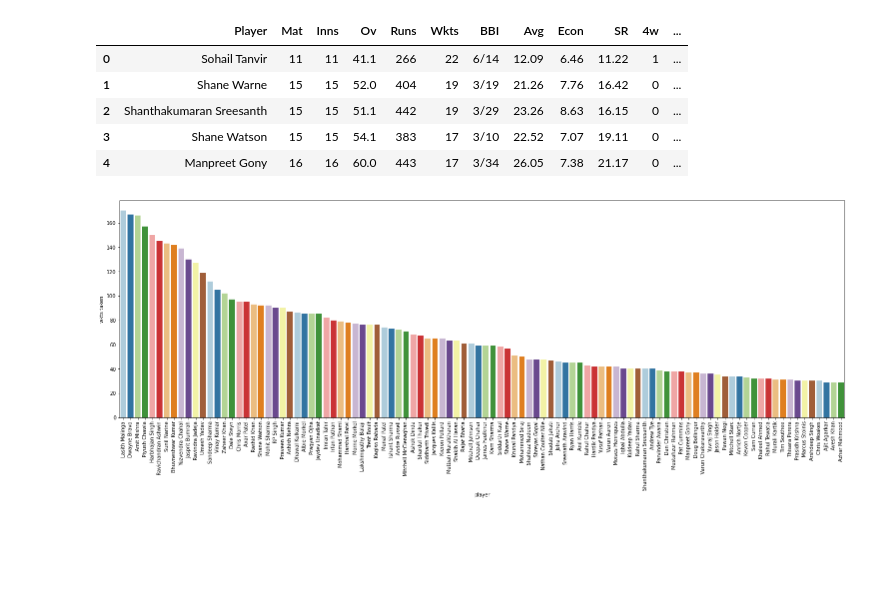
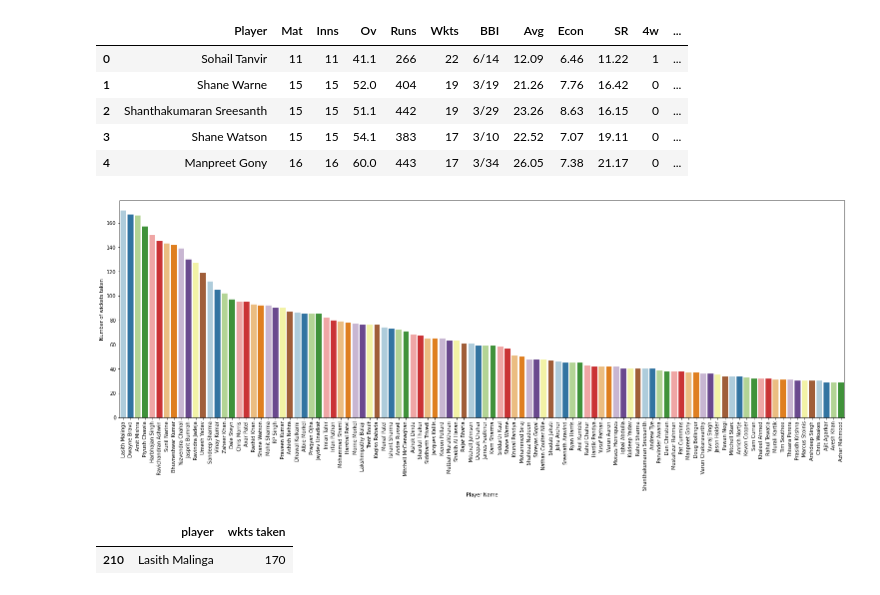
Before and after one commit to vpm10/ipl_analysis, a Jupyter notebook: Ipl_player_Performance_bowler.ipynb, the cells around one changed output. Drawn from its saved outputs; the diff is of its cells as text; code cells hidden in the pictures.

```diff
--- a/Ipl_player_Performance_bowler.ipynb
+++ b/Ipl_player_Performance_bowler.ipynb
@@ -193,15 +213,20 @@ data.head()
 # %%
 wkts = data.groupby('Player')['Wkts'].sum().reset_index()
 wkts.columns = ['player' , 'wkts taken']
-
-temp = wkts.sort_values('wkts taken' , ascending= False)[0:100]
+wkts.sort_values('player',inplace=True)
+wkts.reset_index(inplace=True)
+wkts.drop(('index'),axis=1,inplace = True)
+temp = wkts.sort_values('wkts taken' ,  ascending = False)[:100]
 plt.figure(figsize = (26,8))
-sns.barplot(data = temp , x = 'player' , y = 'wkts taken' , palette = 'Paired')
-xlabel=('Name of Player')
-ylabel=('Number of wickets taken')
-plt.xticks(rotation = 90)
+sns.barplot(data=temp,x='player',y='wkts taken',palette='Paired')
+plt.xticks(rotation='vertical')
+plt.xlabel('Player Name')
+plt.ylabel('Number of wickets taken')
 plt.show()
 # %% [output]
-[figure, old version]
+[figure, new version]
-# %% [markdown]
-###
+# %%
+wkts[wkts['player']=='Lasith Malinga'] #most wkts taken
+# %% [output]
+|  | player | wkts taken |
+| 210 | Lasith Malinga | 170 |
```
Also changed, not shown: parts of 20 cells of this notebook.
